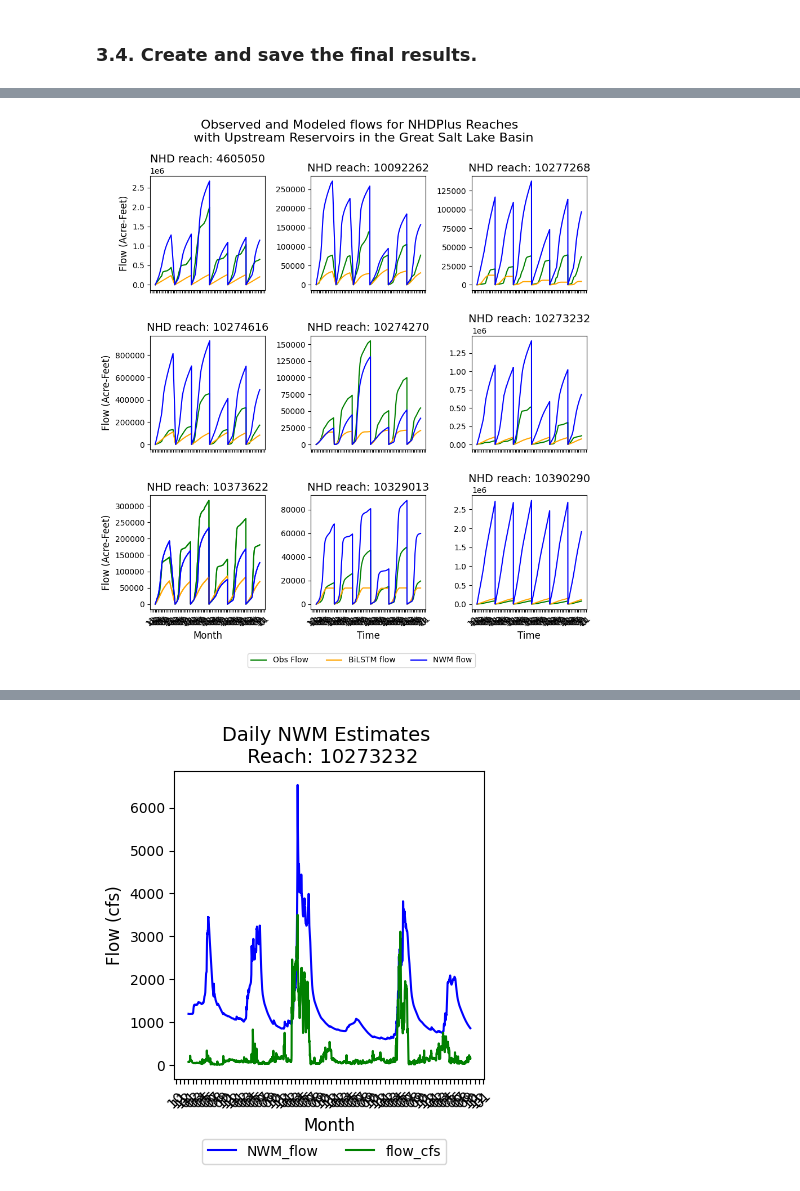
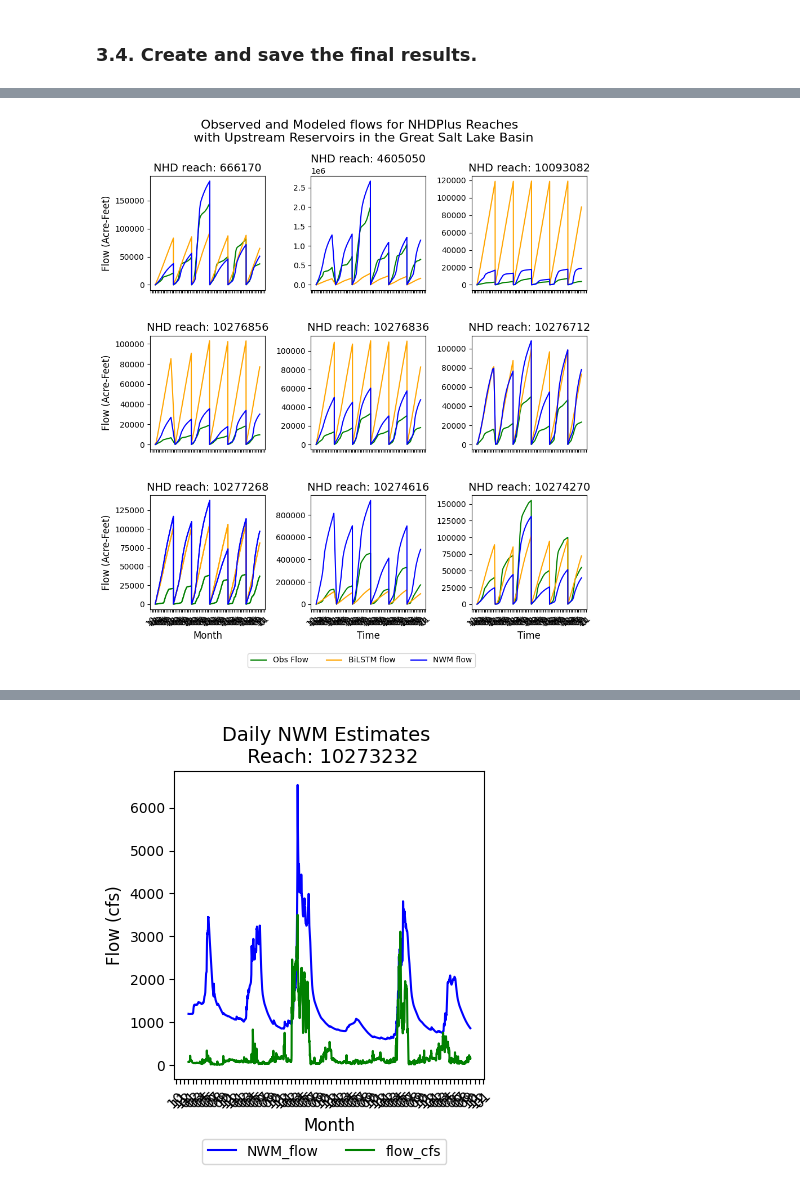
Before and after one commit to whitelightning450/NWM_ML, a Jupyter notebook: Savalan/01.script/03.bilstm/01.bilstm.ipynb, the cells around one changed output, grey strips where cells are left out. Drawn from its saved outputs; the diff is of its cells as text; code cells hidden in the pictures.

```diff
--- a/Savalan/01.script/03.bilstm/01.bilstm.ipynb
+++ b/Savalan/01.script/03.bilstm/01.bilstm.ipynb
@@ -78,7 +77,7 @@ Training_DF = raw_training_data.copy()
 # %%
 # Editing the features based on the feature importance should be done here!!!!!!!!!!!!!!!
 
-Training_DF.drop(['precipitation_in', 'temperature_F', 'Mean_Ann_Precip_in', 'Perc_Herbace', 'Perc_Forest',
+Training_DF.drop([ 'Mean_Ann_Precip_in', 'Perc_Herbace', 'Perc_Forest',
                         'Mean_Basin_Elev_ft'], axis=1, inplace=True)
 # %% [markdown]
 ### Remove headwater stations!!!!!!!
@@ -101,6 +164,7 @@ Training_DF.head()
 ### 2.1. Create the training dataset.
 # %%
 # Training is from 1980 to the end of 2015.
+Training_DF = df_concatenated
 x_train_temp = Training_DF[Training_DF.datetime < '01-01-2015']
 x_train_temp.pop('station_id')
 x_train_temp.pop('datetime')
@@ -173,12 +251,12 @@ X_train, X_valid, y_train, y_valid = train_test_split(x_train_scaled_test, y_tra
 ### 3.1. Create the model variables.
 # %%
 model_name='BiLSTM'
-tries = 2
-epochs = 5
+tries = 1
+epochs = 100
 batch_size = 50
 learning_rate = 1e-4
-early_stopping_patience = 10
-decay = 1e-2
+early_stopping_patience = 0
+decay = 0
 input_size = x_train_scaled_test.shape[2]
 output_size = 1
 hidden_size = 300
@@ -236,7 +314,7 @@ for try_number in range(1, tries+1):
         yhat_test, val_loss = bilstm_model.evaluate_model(test_loader)
 
         # Invert scaling for actual and concat it with the rest of the dataset.
-        inv_yhat_test = scaler.inverse_transform(yhat_test.numpy())
+        inv_yhat_test = scaler.inverse_transform(yhat_test.cpu().numpy())
         inv_yhat_test[inv_yhat_test<0] = 0 # THIS IS NOT CORRECT !!!!!!!!!!!!!!!
         nwm_test = pd.DataFrame(inv_yhat_test, columns=[f"{model_name}_flow"])
         Dfs = [nwm_test.reset_index(drop=True), x_test_temp[index].reset_index(drop=True)]
@@ -342,11 +434,11 @@ Model Performance for Daily Accumulated Supply (Acre-Feet)
 # %%
-importlib.reload(s_FigureGenerator)
+#importlib.reload(s_FigureGenerator)
 plotname = 'BiLSTM_TS_plot'
 freq = 'D'
 supply = True
 title = 'Observed and Modeled flows for NHDPlus Reaches \n with Upstream Reservoirs in the Great Salt Lake Basin'
 path_figure_1 = f"{path_save_figure}/{plotname}.png"
 s_FigureGenerator.TS_plot(best_output, model_name, path_figure_1, title, freq, supply)
 # %% [output]
-[figure, old version]
+[figure, new version]
 # %%
```
Also changed, not shown: parts of 13 cells of this notebook, 5 other files.
